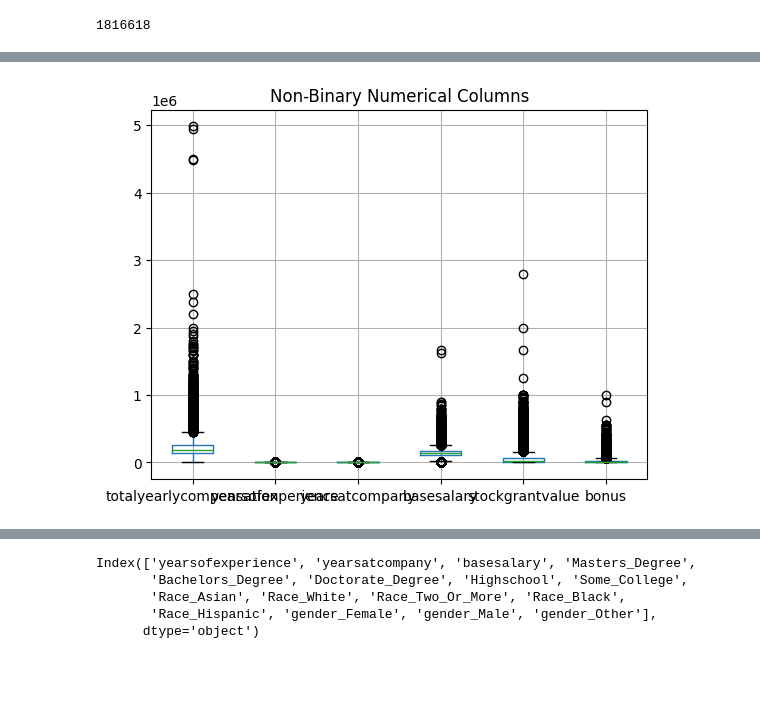
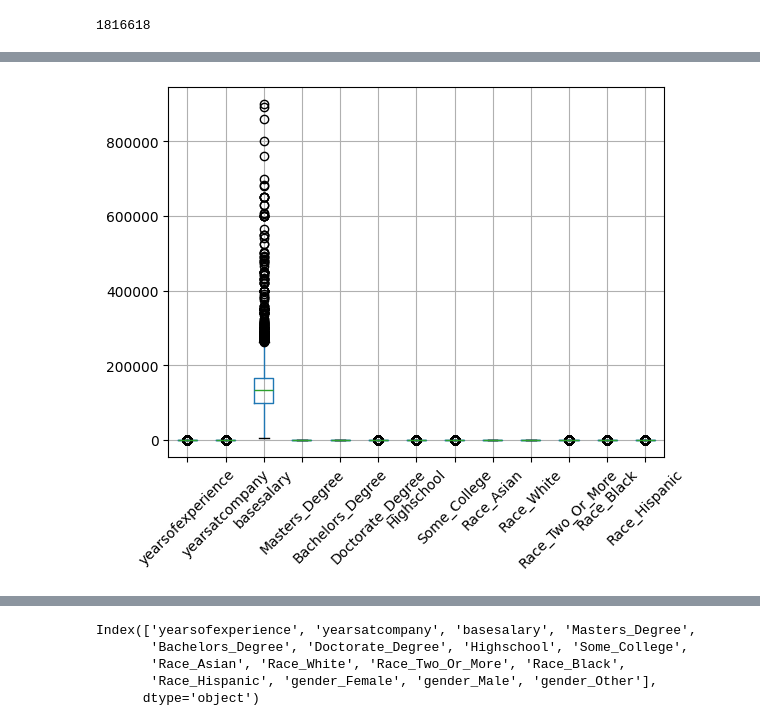
Before and after one commit to drakonic-fury/DTSC-2302-FP, a Jupyter notebook: project.ipynb, the cells around one changed output, grey strips where cells are left out. Saved outputs shown, nothing was run; the diff lists cells and outputs as text; code cells hidden in the pictures; blank space fills up the shorter version.

```diff
--- a/project.ipynb
+++ b/project.ipynb
@@ -118,6 +103,0 @@ df.dropna()
-# %%
-df.boxplot(column = ["totalyearlycompensation", "yearsofexperience", "yearsatcompany", "basesalary", "stockgrantvalue", "bonus"])
-plt.title("Non-Binary Numerical Columns")
-plt.show()
-# %% [output]
-[figure, removed]
@@ -124 +110,8 @@ plt.show()
+# %%
+#Exploratory boxplot of quantitative variables to determine the presence of any outliers
+df.boxplot()
+plt.xticks(rotation=45)
+plt.show()
+# %% [output]
+[figure, added]
 # %%
```
Also changed, not shown: parts of 10 cells of this notebook.
